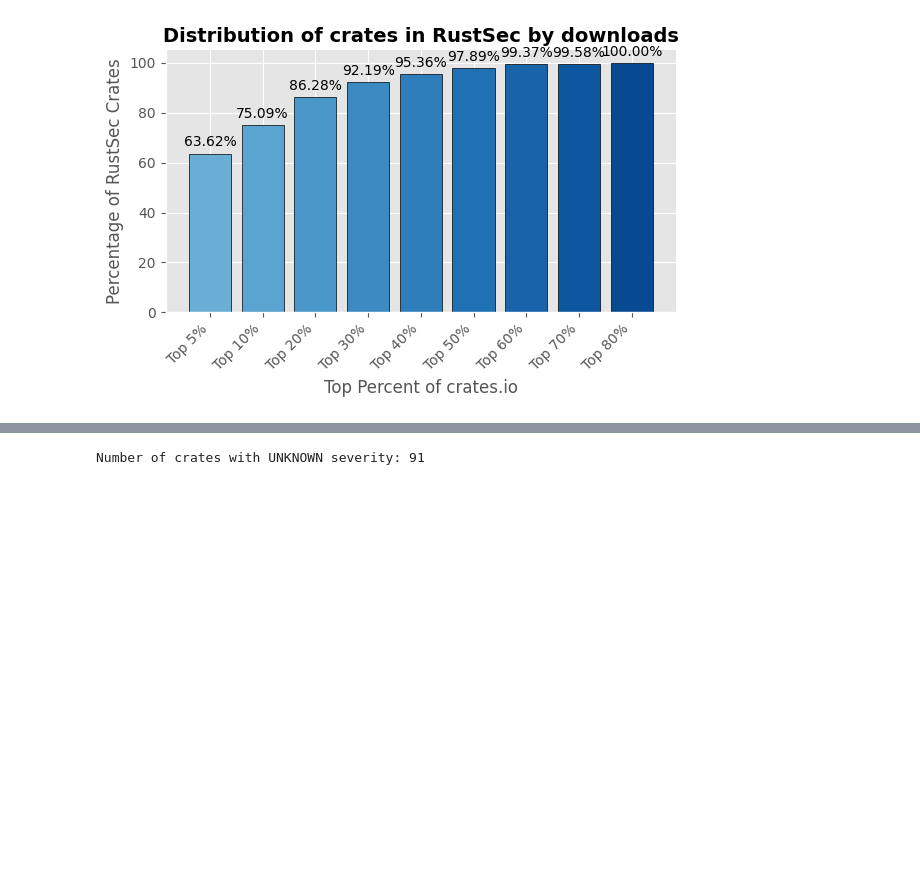
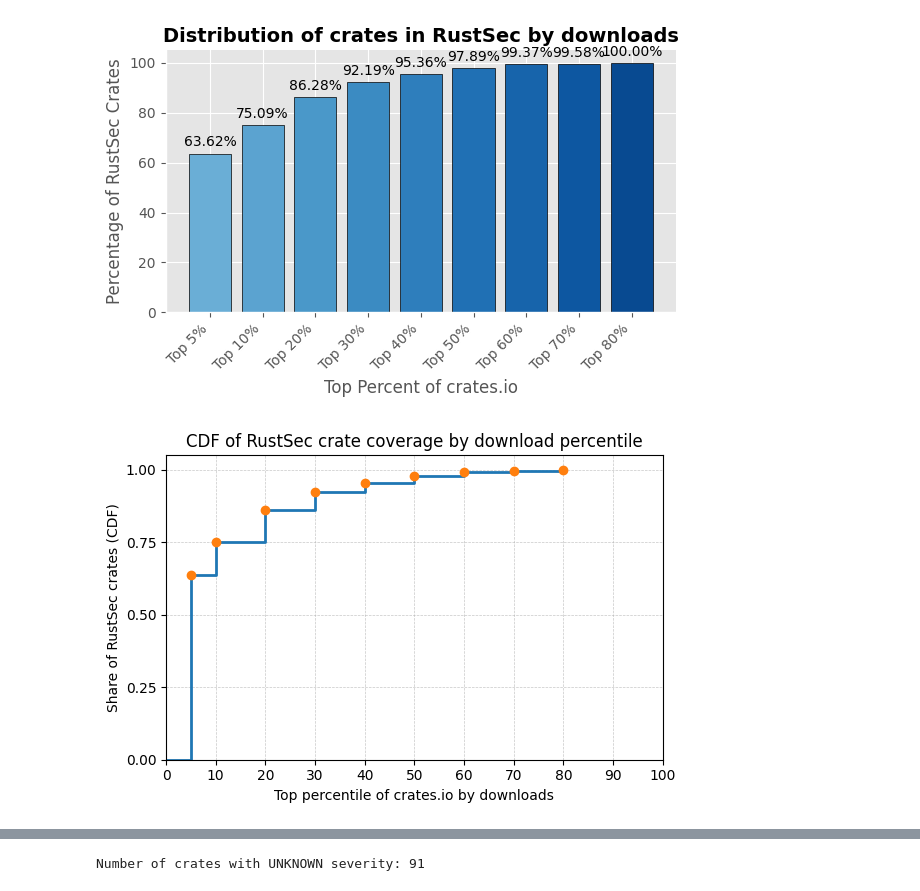
Before and after one commit to DavisPL/cargo-sherlock, a Jupyter notebook: analysis_rq3.ipynb, the cells around one changed output, grey strips where cells are left out. Cells and saved outputs as stored; diff of their text form; code cells hidden in the pictures; blank space fills up the shorter version.

```diff
--- a/analysis_rq3.ipynb
+++ b/analysis_rq3.ipynb
@@ -1012,3 +1012,45 @@ plt.savefig("/Users/hassnain/Desktop/rhs-paper/src/img/evaluation/rq3/rustsec-pe
 plt.show()
 # %% [output]
 [figure]
+# %%
+import matplotlib.pyplot as plt
+import pandas as pd
+import numpy as np
+
+data = {
+    "top_percent": [5, 10, 20, 30, 40, 50, 60, 70, 80],
+    "pct_rustsec": [63.62, 75.09, 86.28, 92.19, 95.36, 97.89, 99.37, 99.58, 100.00],
+}
+df = pd.DataFrame(data)
+
+# convert into %age for cdf
+df["prop_rustsec"] = df["pct_rustsec"] / 100.0
+
+# budiling array for cdf
+x = np.array([0] + df["top_percent"].tolist())
+y = np.array([0.0] + df["prop_rustsec"].tolist())
+
+# Plot
+fig, ax = plt.subplots(figsize=(6, 4))
+ax.step(x, y, where="post", linewidth=2)
+ax.plot(df["top_percent"], df["prop_rustsec"], marker="o", linestyle="None")  # show observed points
+
+# Labels, ticks, limits
+ax.set_xlabel("Top percentile of crates.io by downloads")
+ax.set_ylabel("Share of RustSec crates (CDF)")
+ax.set_title("CDF of RustSec crate coverage by download percentile")
+ax.set_xlim(0, 100)
+ax.set_ylim(0, 1.05)
+ax.set_xticks([0, 10, 20, 30, 40, 50, 60, 70, 80, 90, 100])
+ax.set_yticks([0.0, 0.25, 0.5, 0.75, 1.0])
+
+# using light grid for readability
+ax.grid(True, which="both", linestyle="--", linewidth=0.5, alpha=0.7)
+
+plt.tight_layout()
+
+# plt.savefig("rustsec_cdf.pdf", bbox_inches="tight")
+plt.savefig("/Users/hassnain/Desktop/rhs-paper/src/img/evaluation/rq3/rustsec_cdf.pdf", bbox_inches="tight", dpi=300)
+plt.show()
+# %% [output]
+[figure, added]
```
Also changed, not shown: parts of 1 cell of this notebook, 4 other files.
